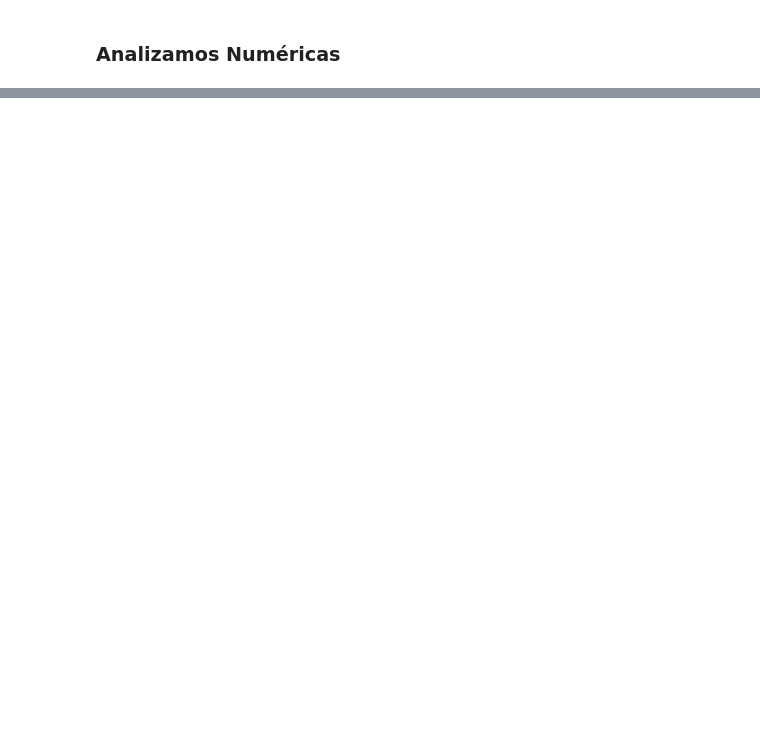
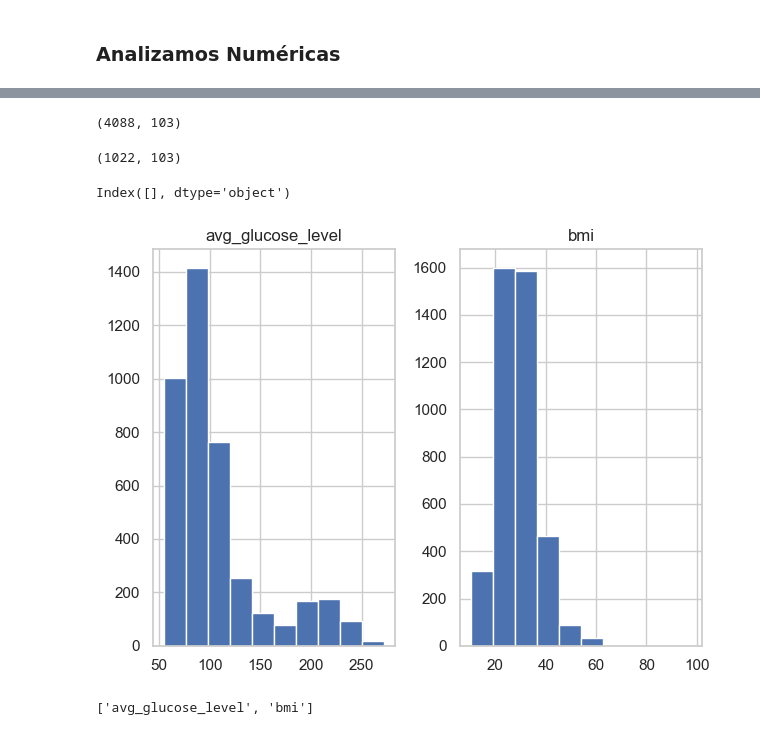
Before and after one commit to ecalvo2411/Project_Break_ML, a Jupyter notebook: notebook-main.ipynb, the cells around one changed output, grey strips where cells are left out. Saved outputs shown, nothing was run; the diff lists cells and outputs as text; code cells hidden in the pictures; blank space fills up the shorter version.

```diff
--- a/notebook-main.ipynb
+++ b/notebook-main.ipynb
@@ -852,0 +903,33 @@ for col in features_num:
+# %%
+train_set["hypertension"] = train_set["hypertension"] == "1"
+train_set["heart_disease"] = train_set["heart_disease"] == "1"
+
+test_set["hypertension"] = test_set["hypertension"] == "1"
+test_set["heart_disease"] = test_set["heart_disease"] == "1"
+
+features_cat.remove("hypertension")
+features_cat.remove("heart_disease")
+# %%
+train_set = pd.get_dummies(train_set, columns = features_cat, dtype = int)
+test_set = pd.get_dummies(test_set, columns = features_cat, dtype = int)
+# %%
+train_set.shape
+# %% [output]
+(4088, 103)
+# %%
+test_set.shape
+# %% [output]
+(1022, 103)
+# %%
+train_set.columns[~train_set.columns.isin(test_set.columns)]
+# %% [output]
+Index([], dtype='object')
+# %%
+train_set[features_num].hist()
+plt.tight_layout()
+# %% [output]
+[figure, added]
+# %%
+features_num
+# %% [output]
+['avg_glucose_level', 'bmi']
```
Also changed, not shown: parts of 29 cells of this notebook.
